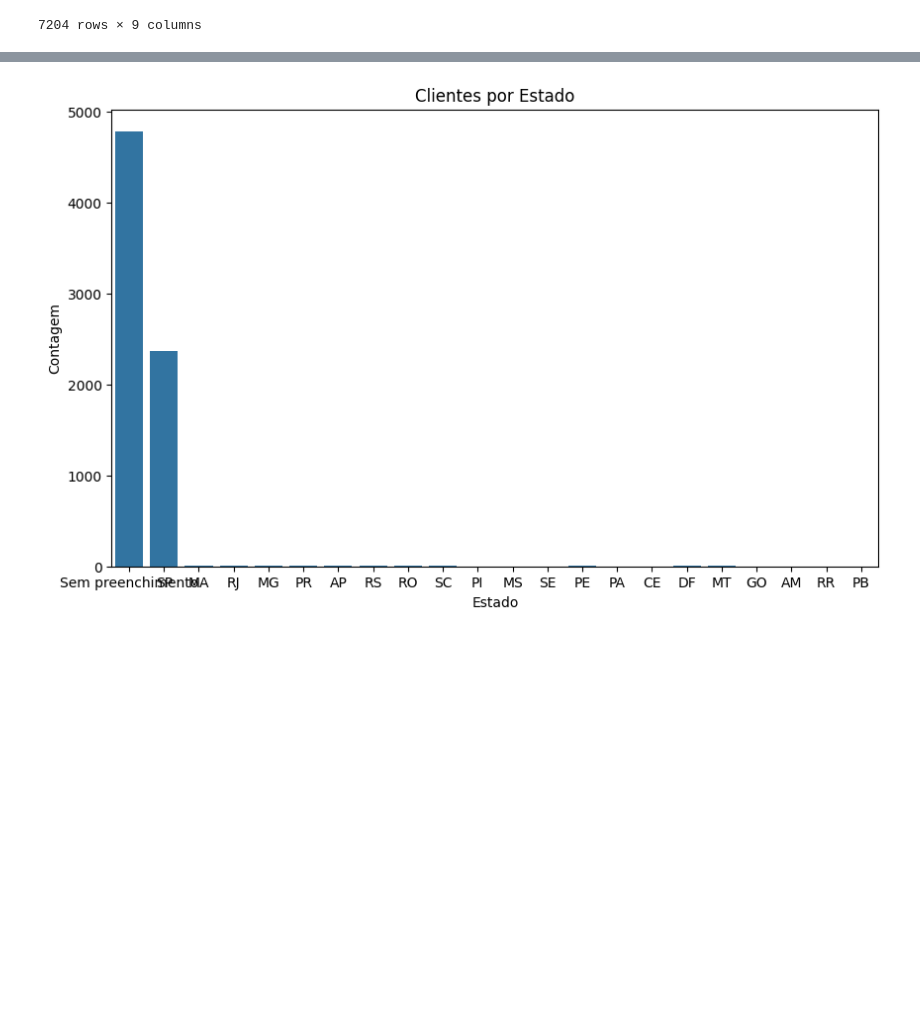
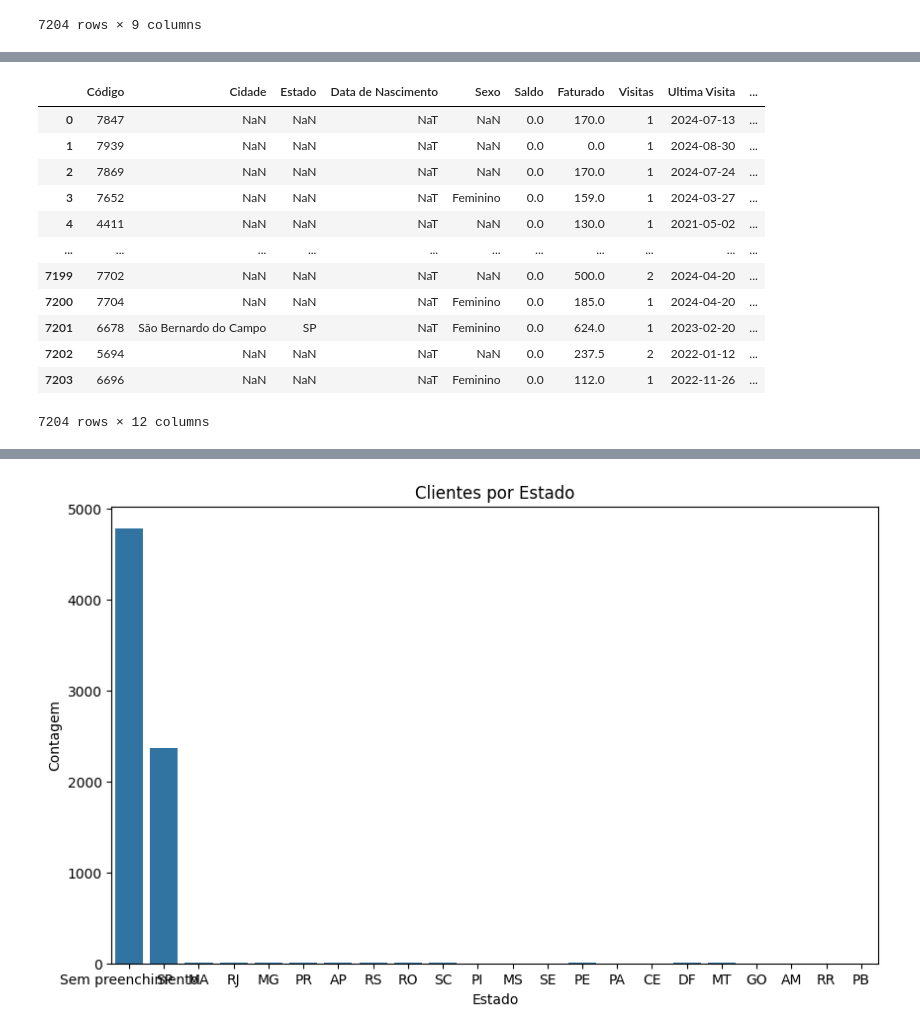
Before and after one commit to reprograma/on35-python-s17-s18-projeto-final, a Jupyter notebook: projeto final/projeto.ipynb, the cells around one changed output, grey strips where cells are left out. Drawn from its saved outputs; the diff is of its cells as text; code cells hidden in the pictures; blank space fills up the shorter version.

```diff
--- a/projeto final/projeto.ipynb
+++ b/projeto final/projeto.ipynb
@@ -230,4 +223,0 @@ df_combinado_pacientes['Tempo de ausência'] = (data_atual - df_combinado_pacien
-# %%
-#Substituindo os campos vazios por 0 e transformando o resultado em (int)
-df_combinado_pacientes['Tempo de ausência'] = df_combinado_pacientes['Tempo de ausência'].fillna(0)
-df_combinado_pacientes['Tempo de ausência'] = df_combinado_pacientes['Tempo de ausência'].astype(int)
@@ -233,0 +226,29 @@ df_combinado_pacientes['Tempo de ausência'] = df_combinado_pacientes['Tempo de
+# %%
+#calculano tempo da última visita até a data atual.
+hoje = dt.datetime.today()
+df_combinado_pacientes['Tempo_Desde_Ultima_Visita'] = hoje - df_combinado_pacientes['Ultima Visita']
+
+# Convertendo o resultado para dias
+df_combinado_pacientes['Tempo_Desde_Ultima_Visita'] = df_combinado_pacientes['Tempo_Desde_Ultima_Visita'].dt.days
+
+# Identificando clientes com apenas uma visita
+clientes_uma_vez = df_combinado_pacientes[df_combinado_pacientes['Visitas'] == 1]
+
+# Analisando os clientes que vieram uma única vez
+print(clientes_uma_vez[['Código', 'Ultima Visita', 'Tempo_Desde_Ultima_Visita']])
+
+
+
+# Convertendo o tempo para meses e dias
+def dias_para_meses_e_dias(dias):
+    meses, resto = divmod(dias, 30)  # Considerando um mês com 30 dias para simplificar
+    return meses, resto
+
+df_combinado_pacientes['Meses'] = df_combinado_pacientes['Tempo_Desde_Ultima_Visita'].apply(dias_para_meses_e_dias).str[0]
+df_combinado_pacientes['Dias'] = df_combinado_pacientes['Tempo_Desde_Ultima_Visita'].apply(dias_para_meses_e_dias).str[1]
+# Analisando o tempo médio desde a última visita para clientes com uma visita
+
+print(clientes_uma_vez['Tempo_Desde_Ultima_Visita'].mean())
+
+# Exibindo o DataFrame com as novas colunas
+print(df_combinado_pacientes[['Código', 'Ultima Visita', 'Tempo_Desde_Ultima_Visita', 'Meses', 'Dias']])
@@ -234,3 +299,19 @@ df_combinado_pacientes['Tempo de ausência'] = df_combinado_pacientes['Tempo de
+# %%
+df_combinado_pacientes
+# %% [output]
+|  | Código | Cidade | Estado | Data de Nascimento | Sexo | Saldo | Faturado | Visitas | Ultima Visita | ... |
+| 0 | 7847 | NaN | NaN | NaT | NaN | 0.0 | 170.0 | 1 | 2024-07-13 | ... |
+| 1 | 7939 | NaN | NaN | NaT | NaN | 0.0 | 0.0 | 1 | 2024-08-30 | ... |
+| 2 | 7869 | NaN | NaN | NaT | NaN | 0.0 | 170.0 | 1 | 2024-07-24 | ... |
+| 3 | 7652 | NaN | NaN | NaT | Feminino | 0.0 | 159.0 | 1 | 2024-03-27 | ... |
+| 4 | 4411 | NaN | NaN | NaT | NaN | 0.0 | 130.0 | 1 | 2021-05-02 | ... |
+| ... | ... | ... | ... | ... | ... | ... | ... | ... | ... | ... |
+| 7199 | 7702 | NaN | NaN | NaT | NaN | 0.0 | 500.0 | 2 | 2024-04-20 | ... |
+| 7200 | 7704 | NaN | NaN | NaT | Feminino | 0.0 | 185.0 | 1 | 2024-04-20 | ... |
+| 7201 | 6678 | São Bernardo do Campo | SP | NaT | Feminino | 0.0 | 624.0 | 1 | 2023-02-20 | ... |
+| 7202 | 5694 | NaN | NaN | NaT | NaN | 0.0 | 237.5 | 2 | 2022-01-12 | ... |
+| 7203 | 6696 | NaN | NaN | NaT | Feminino | 0.0 | 112.0 | 1 | 2022-11-26 | ... |
+7204 rows × 12 columns
 # %%
 # Criando a coluna idade, calculando a idade apartir da coluna 'Data de nascimento'.
 from datetime import date
```
Also changed, not shown: parts of 18 cells of this notebook, 10 other files.
